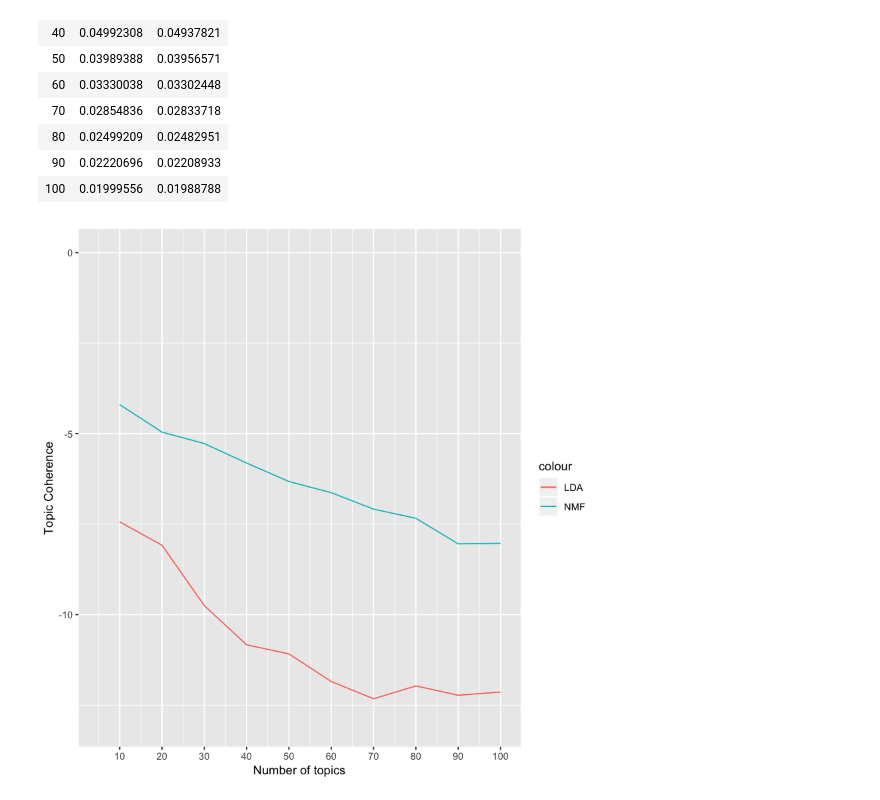
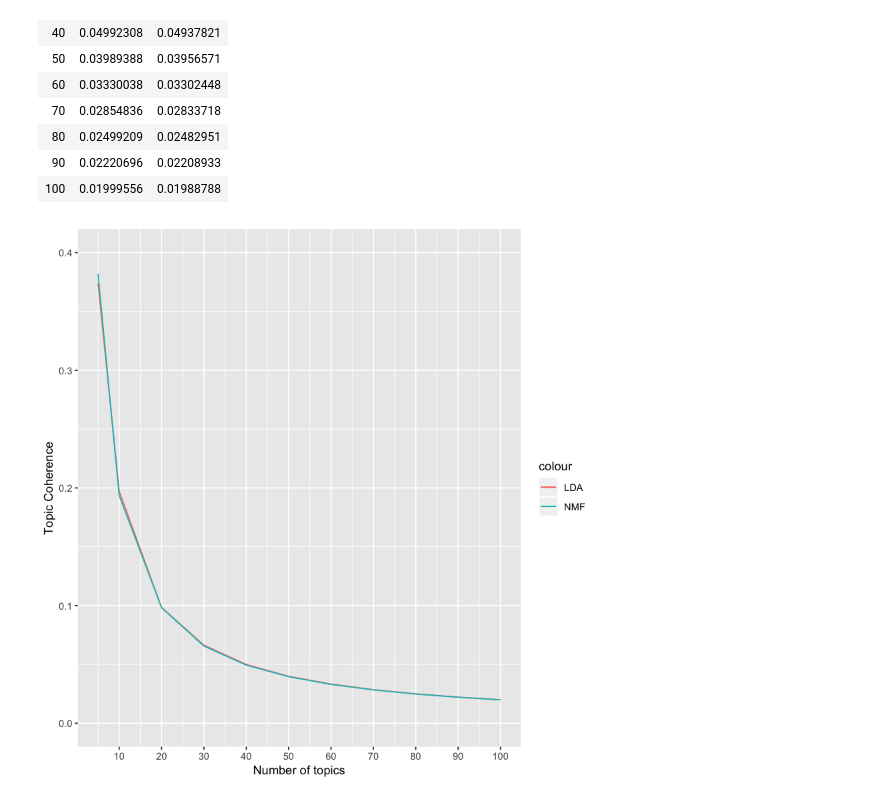
Before and after one commit to JuliusHaring/IRTMBible, a Jupyter notebook: R/MetricVisualization.ipynb, the cells around one changed output. Cells and saved outputs as stored; diff of their text form; code cells hidden in the pictures.

```diff
--- a/R/MetricVisualization.ipynb
+++ b/R/MetricVisualization.ipynb
@@ -19,10 +19,10 @@ metrics
 # %%
 #ggplot(data = metrics, aes(x=V1, y=V2)) + geom_line(aes())
 
 ggplot(metrics, aes(x=V1)) +
   geom_line(aes(y = V2, colour = "LDA")) +
   geom_line(aes(y = V3, colour = "NMF")) +
   scale_x_continuous(name="Number of topics", limits=c(5,100),breaks=c(10,20,30,40,50,60,70,80,90,100)) +
-  scale_y_continuous(name="Topic Coherence", limits=c(1,0))
+  scale_y_continuous(name="Topic Coherence", limits=c(0,0.4))
 # %% [output]
-[figure, old version]
+[figure, new version]
```
Also changed, not shown: 1 other file.
